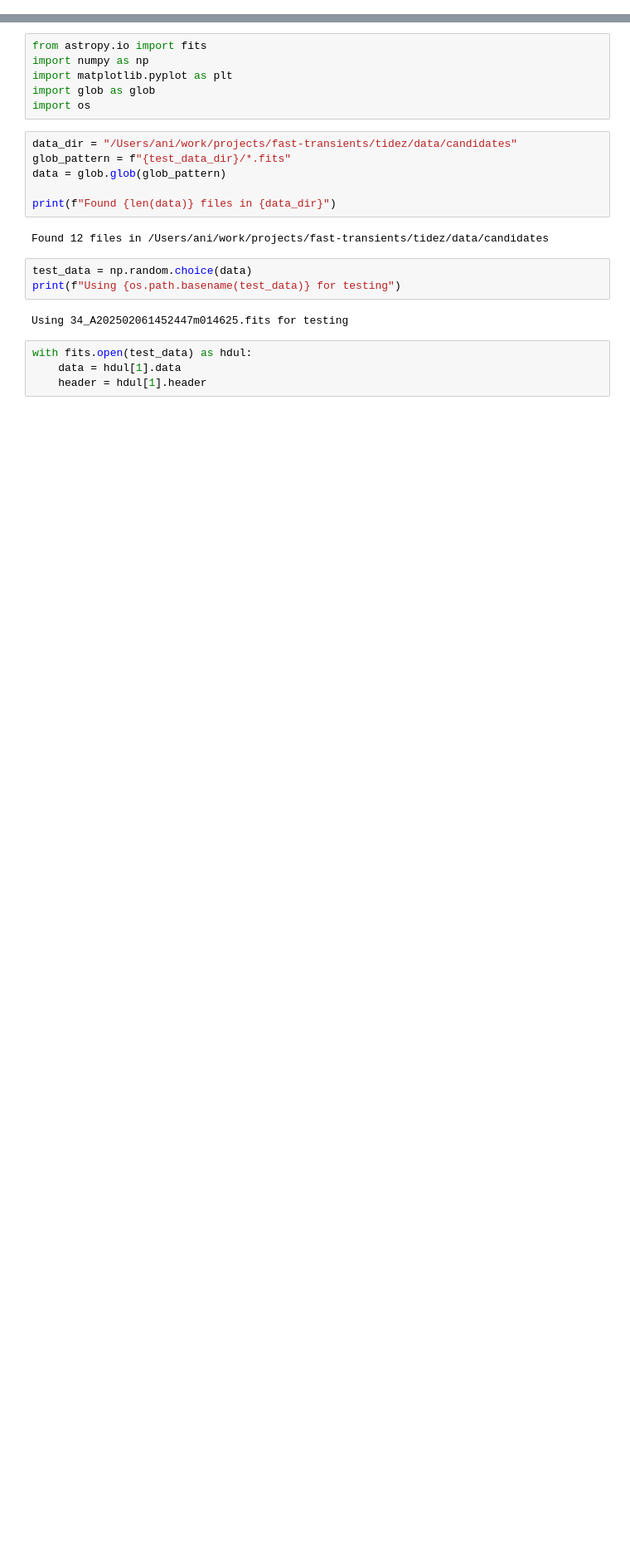
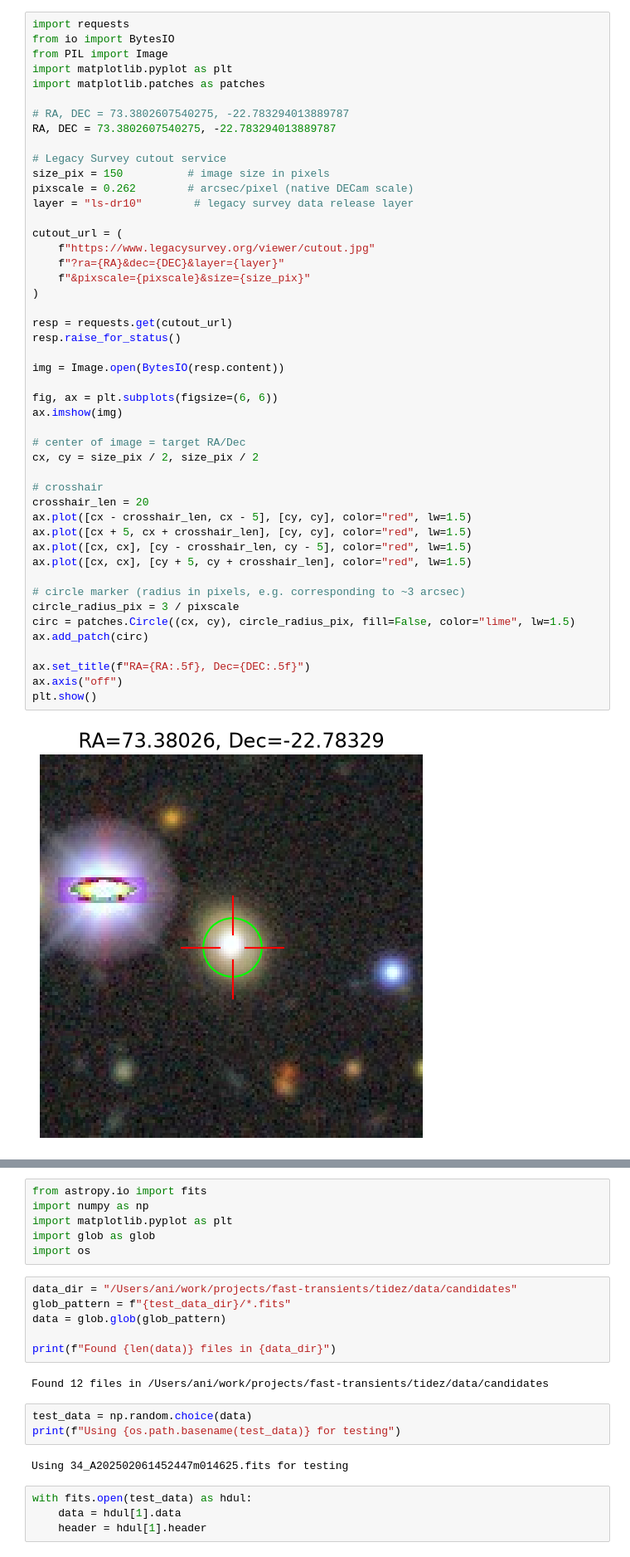
Before and after one commit to anirudhsalgundi/tidez, a Jupyter notebook: tidez/basic_analysis.ipynb, the cells around one changed output, grey strips where cells are left out. Shown at 83% size. Drawn from its saved outputs; the diff is of its cells as text; blank space fills up the shorter version.

```diff
--- a/tidez/basic_analysis.ipynb
+++ b/tidez/basic_analysis.ipynb
@@ -0,0 +1,49 @@
+# %%
+import requests
+from io import BytesIO
+from PIL import Image
+import matplotlib.pyplot as plt
+import matplotlib.patches as patches
+
+# RA, DEC = 73.3802607540275, -22.783294013889787
+RA, DEC = 73.3802607540275, -22.783294013889787
+
+# Legacy Survey cutout service
+size_pix = 150          # image size in pixels
+pixscale = 0.262        # arcsec/pixel (native DECam scale)
+layer = "ls-dr10"        # legacy survey data release layer
+
+cutout_url = (
+    f"https://www.legacysurvey.org/viewer/cutout.jpg"
+    f"?ra={RA}&dec={DEC}&layer={layer}"
+    f"&pixscale={pixscale}&size={size_pix}"
+)
+
+resp = requests.get(cutout_url)
+resp.raise_for_status()
+
+img = Image.open(BytesIO(resp.content))
+
+fig, ax = plt.subplots(figsize=(6, 6))
+ax.imshow(img)
+
+# center of image = target RA/Dec
+cx, cy = size_pix / 2, size_pix / 2
+
+# crosshair
+crosshair_len = 20
+ax.plot([cx - crosshair_len, cx - 5], [cy, cy], color="red", lw=1.5)
+ax.plot([cx + 5, cx + crosshair_len], [cy, cy], color="red", lw=1.5)
+ax.plot([cx, cx], [cy - crosshair_len, cy - 5], color="red", lw=1.5)
+ax.plot([cx, cx], [cy + 5, cy + crosshair_len], color="red", lw=1.5)
+
+# circle marker (radius in pixels, e.g. corresponding to ~3 arcsec)
+circle_radius_pix = 3 / pixscale
+circ = patches.Circle((cx, cy), circle_radius_pix, fill=False, color="lime", lw=1.5)
+ax.add_patch(circ)
+
+ax.set_title(f"RA={RA:.5f}, Dec={DEC:.5f}")
+ax.axis("off")
+plt.show()
+# %% [output]
+[figure, added]
```
Also changed, not shown: parts of 3 cells of this notebook, 11 other files.
